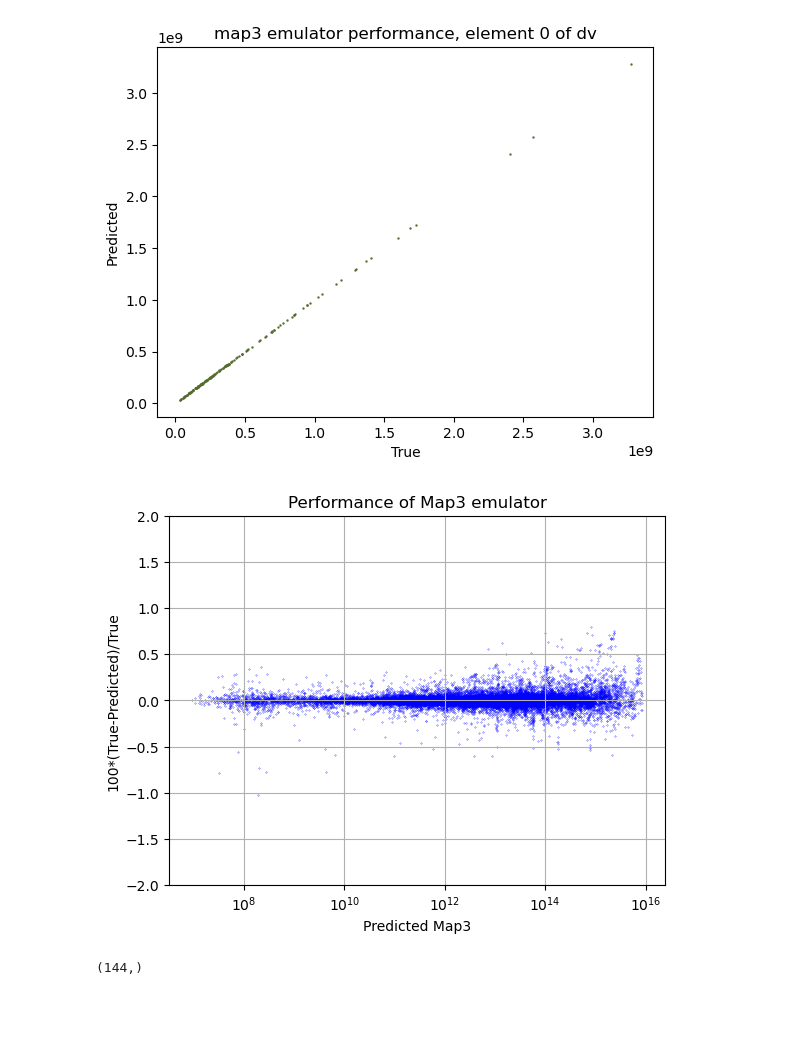
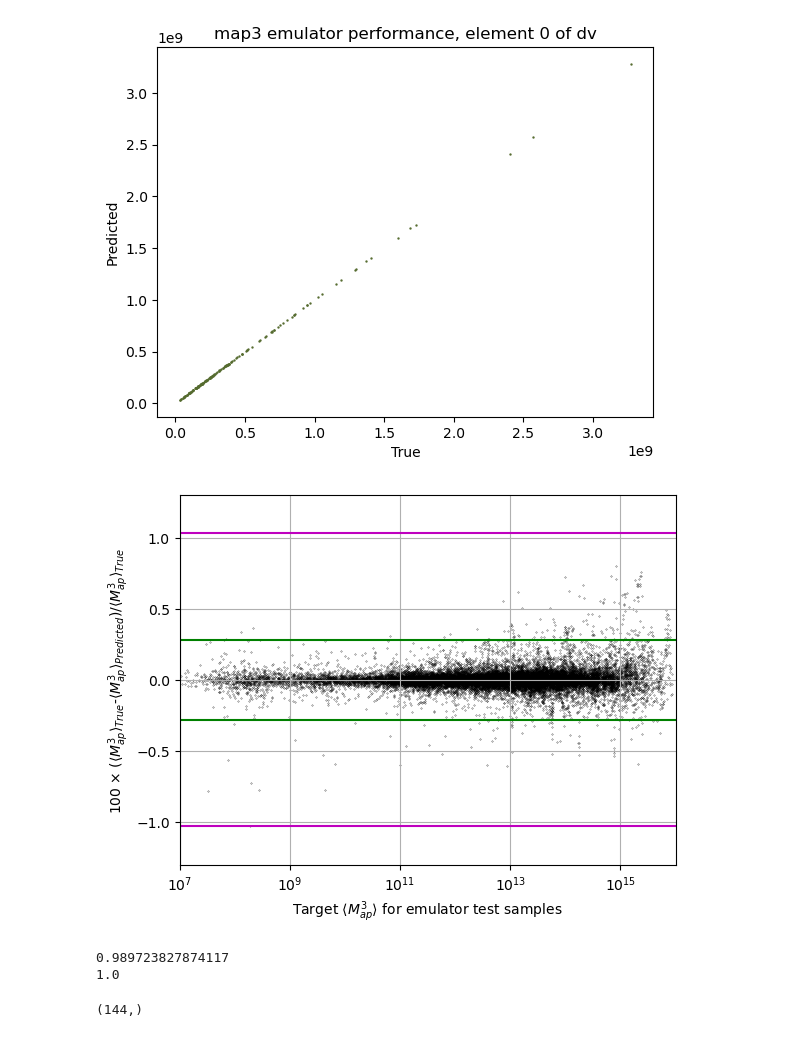
Before and after one commit to rchgomes/3pcf_integrator, a Jupyter notebook: data/train_emulator/Train_map3_emulator_22May24.ipynb, the cells around one changed output. Cells and saved outputs as stored; diff of their text form; code cells hidden in the pictures; blank space fills up the shorter version.

```diff
--- a/data/train_emulator/Train_map3_emulator_22May24.ipynb
+++ b/data/train_emulator/Train_map3_emulator_22May24.ipynb
@@ -345,19 +347,38 @@ plt.show()
 test_data_all = training_data[1300:].flatten()
 pred_rescaled_all = predictions_rescaled.flatten()
 # %%
-plt.title("Performance of Map3 emulator")
+#plt.title("Performance of Map3 emulator")
 #plt.scatter(processed_data[900:,1], predictions[:,1], s=2)
 #plt.scatter(training_params[:,0], training_data[:,0], s=2)
-plt.scatter(test_data_all,100*(pred_rescaled_all-test_data_all)/test_data_all, s=0.05, color='b')
-plt.ylim(-2,2)
-plt.ylabel("100*(True-Predicted)/True")
+plt.scatter(test_data_all,100*(pred_rescaled_all-test_data_all)/test_data_all, s=0.05, color='k')
+plt.ylim(-1.3,1.3)
+plt.hlines(1.03, xmin=10**(7),xmax=10**(16), color='m')
+plt.hlines(-1.03, xmin=10**(7),xmax=10**(16), color='m')
+plt.hlines(0.28, xmin=10**(7),xmax=10**(16), color='g')
+plt.hlines(-0.28, xmin=10**(7),xmax=10**(16), color='g')
+plt.xlim(10**7, 10**16)
+plt.ylabel(r"100 $\times$ ($\langle M_{ap}^3 \rangle_{True}$-$\langle M_{ap}^3 \rangle_{Predicted}$)/$\langle M_{ap}^3 \rangle_{True}$")
 plt.xscale('log')
-plt.xlabel("Predicted Map3")
+plt.xlabel(r"Target $\langle M_{ap}^3 \rangle$ for emulator test samples")
 plt.grid()
-plt.show()
-#plt.savefig('Percentual_difference_map3emulator_13May24-0.png')
+#plt.show()
+plt.savefig('Percentual_difference_24May24.png')
 # %% [output]
-[figure, old version]
+[figure, new version]
+# %%
+count1 = 0
+count2 = 0
+for i in range(len(test_data_all)):
+    x = 100*(pred_rescaled_all[i]-test_data_all[i])/test_data_all[i]
+    if np.abs(x) < 0.28:
+        count1+=1
+    if np.abs(x) < 1.1:
+        count2+=1
+print(count1/len(test_data_all))
+print(count2/len(test_data_all))
+# %% [output]
+0.989723827874117
+1.0
 # %%
 plt.title("map3 emulator performance, element 0 of dv")
 #plt.scatter(processed_data[900:,1], predictions[:,1], s=2)
```
Also changed, not shown: parts of 3 cells of this notebook, 3 other files.
